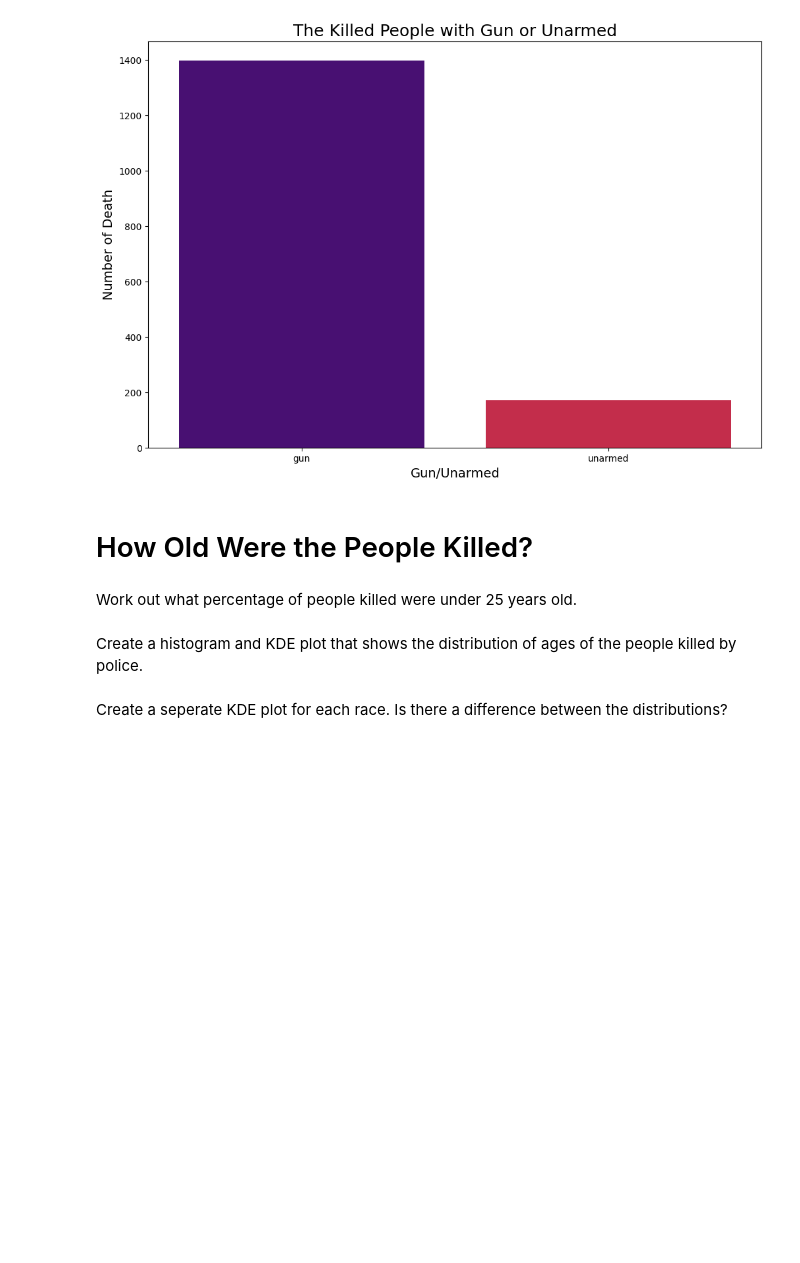
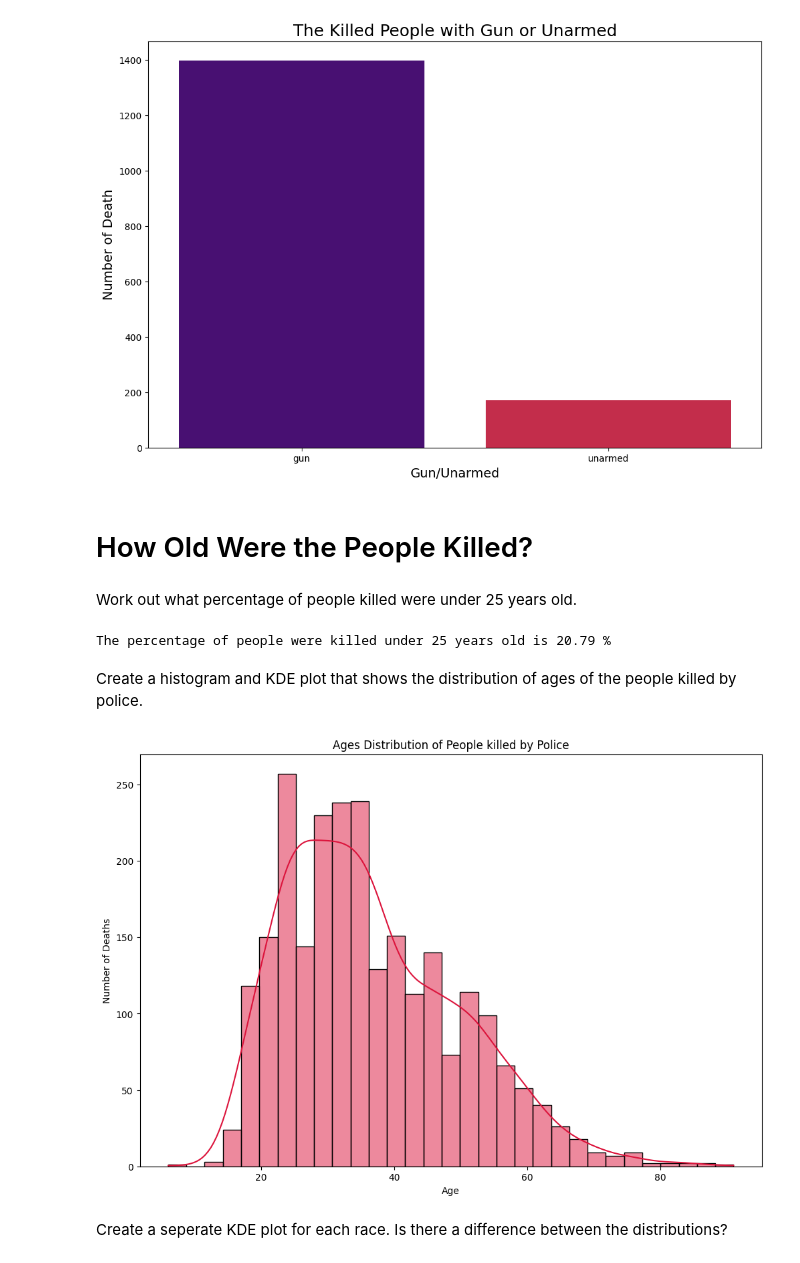
Before and after one commit to chgwyellow/Death-involving-Police-in-the-USA, a Jupyter notebook: Fatal_Force.ipynb, the cells around one changed output. Drawn from its saved outputs; the diff is of its cells as text; code cells hidden in the pictures; blank space fills up the shorter version.

Commit message:
Completed the age distribution.

```diff
--- a/Fatal_Force.ipynb
+++ b/Fatal_Force.ipynb
@@ -494,7 +494,33 @@ plt.show()
 # How Old Were the People Killed?
 # %% [markdown]
 Work out what percentage of people killed were under 25 years old.
+# %%
+age_under_25 = df_fatalities[df_fatalities.age < 25]["id"].count()
+all_age = df_fatalities.shape[0]
+pec_under_25 = round(age_under_25 / all_age * 100, 2)
+print(f"The percentage of people were killed under 25 years old is {pec_under_25} %")
+# %% [output]
+The percentage of people were killed under 25 years old is 20.79 %
 # %% [markdown]
 Create a histogram and KDE plot that shows the distribution of ages of the people killed by police.
+# %%
+age_not_0 = df_fatalities[df_fatalities.age > 0]
+# ages_distribution = age_not_0.age.value_counts().reset_index(name="count")
+
+plt.figure(figsize=(12,8))
+sns.histplot(
+    data=age_not_0,
+    x="age",
+    kde=True,
+    color="crimson"
+)
+
+plt.title("Ages Distribution of People killed by Police")
+plt.xlabel("Age")
+plt.ylabel("Number of Deaths")
+
+plt.show()
+# %% [output]
+[figure, added]
 # %% [markdown]
 Create a seperate KDE plot for each race. Is there a difference between the distributions?
```
Also changed, not shown: parts of 1 cell of this notebook.
